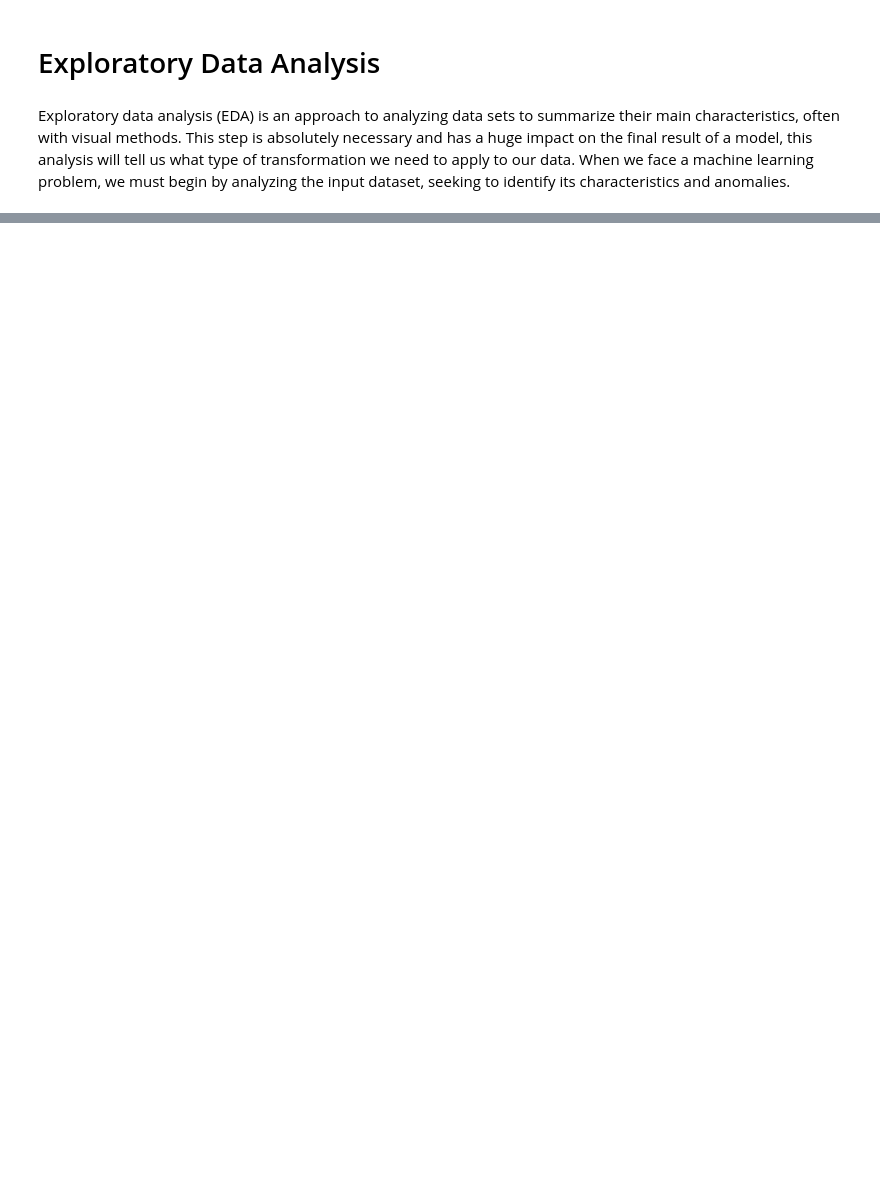
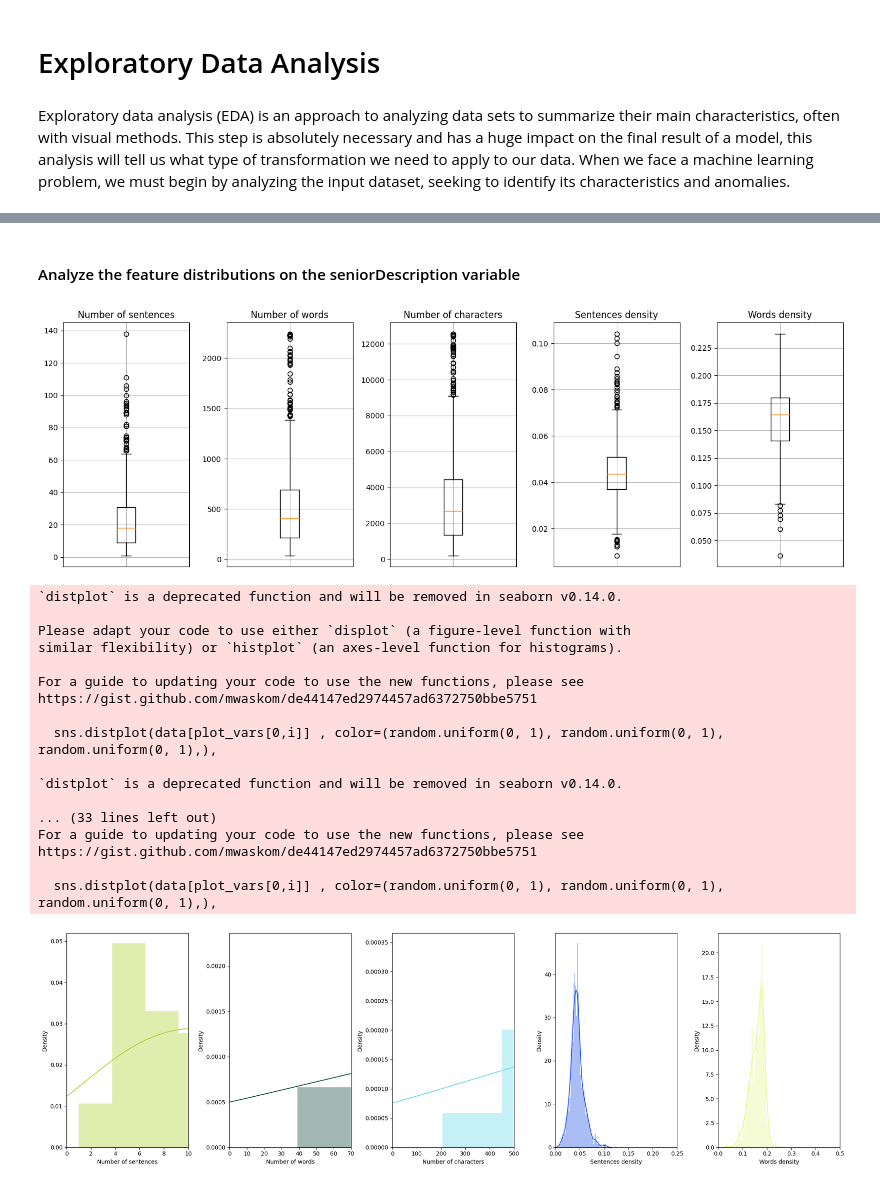
Before and after one commit to gladwel/DIP, a Jupyter notebook: DAO_summarization_processing.ipynb, the cells around one changed output, grey strips where cells are left out. Cells and saved outputs as stored; diff of their text form; code cells hidden in the pictures; blank space fills up the shorter version.

```diff
--- a/DAO_summarization_processing.ipynb
+++ b/DAO_summarization_processing.ipynb
@@ -26,0 +68,4 @@ FileNotFoundError: [Errno 2] No such file or directory: 'data/Inshorts Cleaned D
+# %%
+# sort summary by id
+summary = summary.sort_values(by=['id'])
+summary
@@ -26,0 +102,2 @@ FileNotFoundError: [Errno 2] No such file or directory: 'data/Inshorts Cleaned D
+# %%
+summary = summary[['seniorDescription', 'middleDescription', 'juniorDescription', 'seniorLength', 'middleLength', 'juniorLength']]
@@ -26,0 +143,6 @@ FileNotFoundError: [Errno 2] No such file or directory: 'data/Inshorts Cleaned D
+# %%
+# Storing the sets of punctuation in variable result
+punc = string.punctuation
+stopwords = set(stopwords.words('english'))
+print(punc)
+print(stopwords)
@@ -26,0 +152,14 @@ FileNotFoundError: [Errno 2] No such file or directory: 'data/Inshorts Cleaned D
+# %%
+# A function to count stopwords in a dataframe column
+def count_stopwords(text, stopwords):
+    ''' Return the number of stopwords in the text
+        Input:
+            - text: string
+            - stopwords: list of string, containing the stopwords
+        Output:
+            - int, number of stopwords in the text argument
+    '''
+    word_tokens = word_tokenize(text) #splitta i pezzi
+    stopwords_x = [w for w in word_tokens if w in stopwords]
+
+    return len(stopwords_x)
@@ -26,0 +315,32 @@ FileNotFoundError: [Errno 2] No such file or directory: 'data/Inshorts Cleaned D
+# %% [markdown]
+#### Analyze the feature distributions on the seniorDescription variable
+# %%
+#Set the columns to plot
+plot_vars=np.array([['text_sent_count', 'text_word_count', 'text_char_count','text_sent_density','text_word_density']])
+# Plot the boxplots for the interesting columns
+labels_dict = {'text_sent_count':'Number of sentences', 'text_word_count':'Number of words',
+               'text_char_count':'Number of characters', 'text_sent_density':'Sentences density',
+               'text_word_density':'Words density'}
+plot_boxplots(summary, plot_vars, labels_dict, figsize=fig_size)
+# Plot the histograms
+plot_histograms(summary, plot_vars, [10, 70, 500, 0.25, 0.5], labels_dict, figsize=fig_size)
+# %% [output]
+[figure, added]
+`distplot` is a deprecated function and will be removed in seaborn v0.14.0.
+
+Please adapt your code to use either `displot` (a figure-level function with
+similar flexibility) or `histplot` (an axes-level function for histograms).
+
+For a guide to updating your code to use the new functions, please see
+https://gist.github.com/mwaskom/de44147ed2974457ad6372750bbe5751
+
+  sns.distplot(data[plot_vars[0,i]] , color=(random.uniform(0, 1), random.uniform(0, 1), random.uniform(0, 1),),
+
+`distplot` is a deprecated function and will be removed in seaborn v0.14.0.
+
+... (33 lines left out)
+For a guide to updating your code to use the new functions, please see
+https://gist.github.com/mwaskom/de44147ed2974457ad6372750bbe5751
+
+  sns.distplot(data[plot_vars[0,i]] , color=(random.uniform(0, 1), random.uniform(0, 1), random.uniform(0, 1),),
+[figure, added]
```
Also changed, not shown: parts of 34 cells of this notebook, 1 other file.
